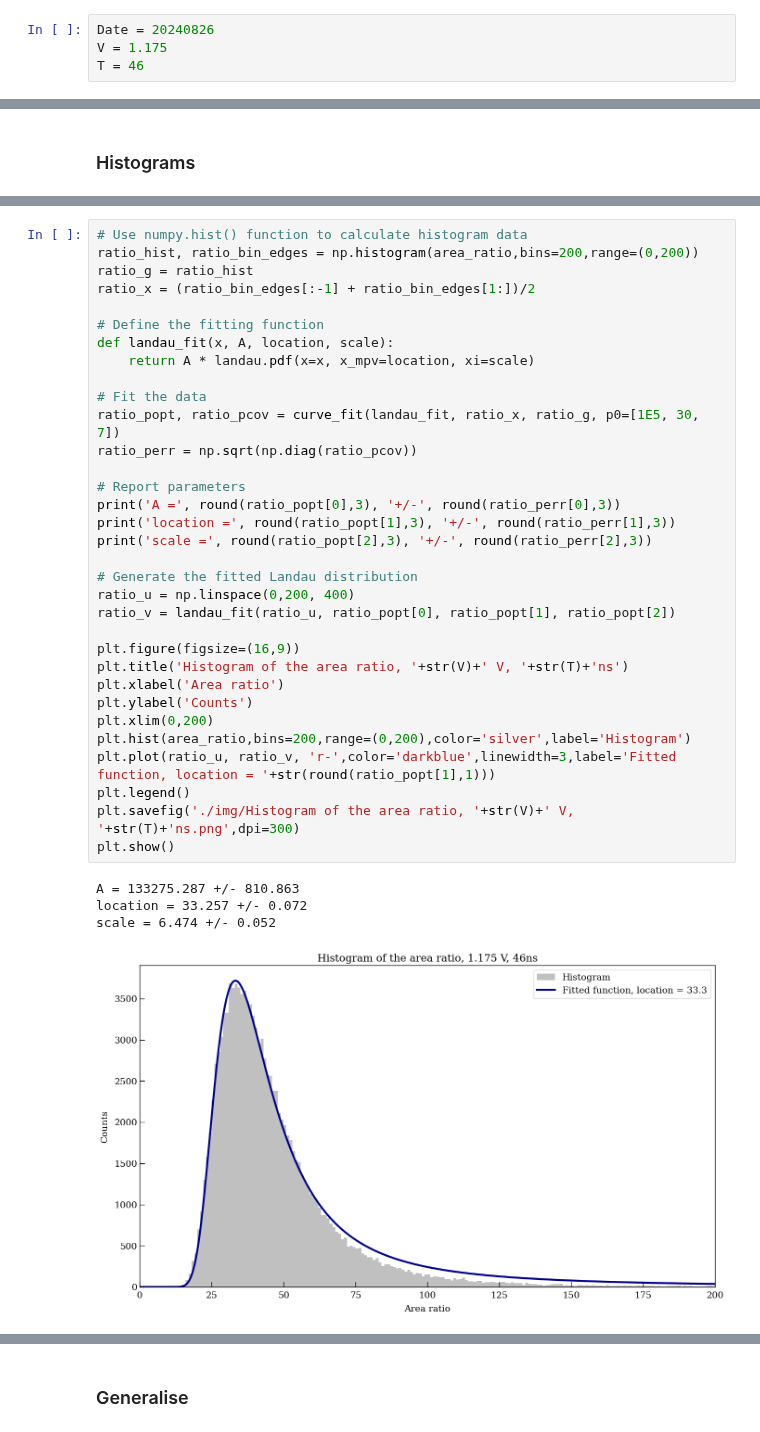
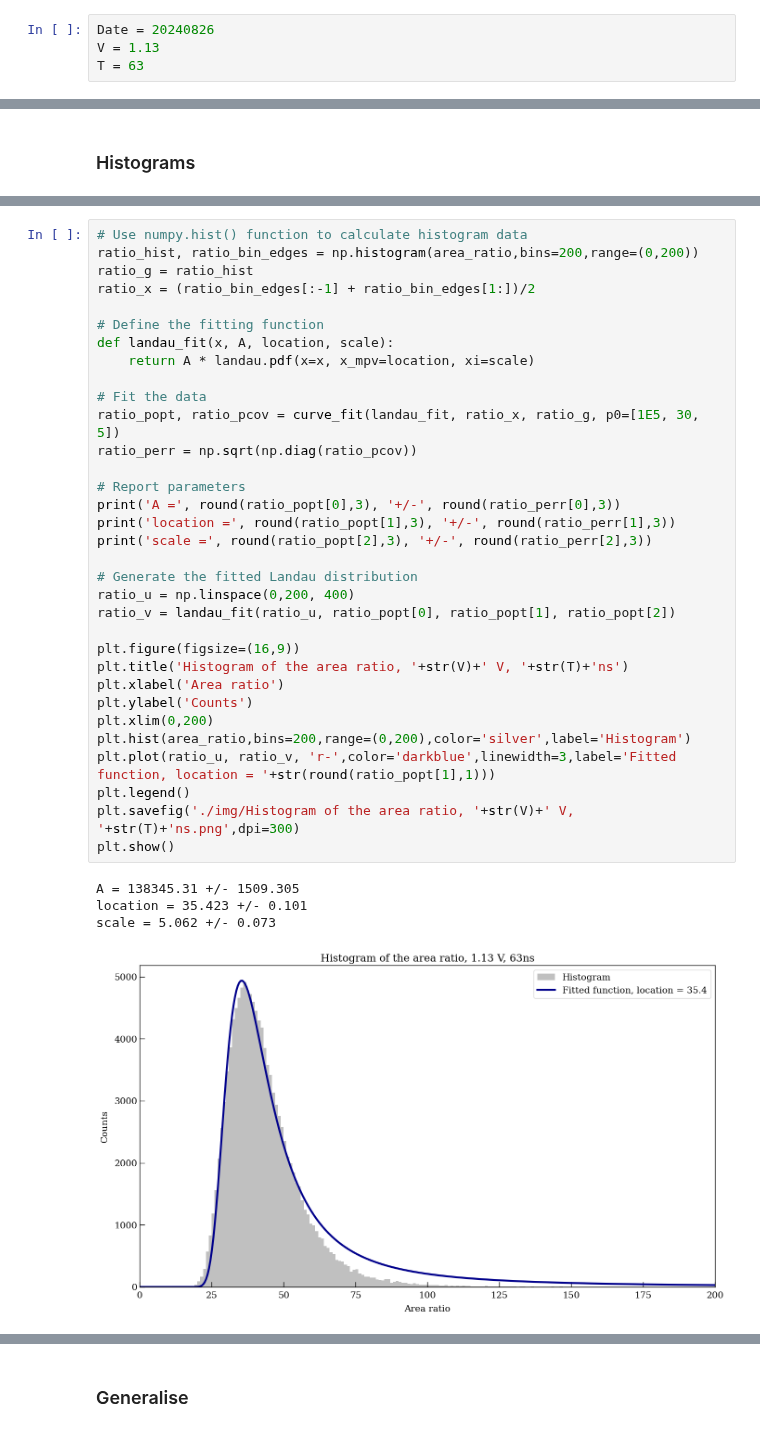
Before and after one commit to Westlake-University-Lsc-lab/RELICS_PMT_Data_Analysis, a Jupyter notebook: PolariserCheck/check_readout.ipynb, the cells around one changed output, grey strips where cells are left out. Cells and saved outputs as stored; diff of their text form.

```diff
--- a/PolariserCheck/check_readout.ipynb
+++ b/PolariserCheck/check_readout.ipynb
@@ -76,8 +77,8 @@ plt.rcParams.update(params)
 ### Load, process, examine and filter data
 # %%
 Date = 20240826
-V = 1.175
-T = 46
+V = 1.13
+T = 63
 # %%
 path = "/mnt/data/PMT/R8520_406/"   ##### file path
 
@@ -401,35 +408,35 @@ ratio_hist, ratio_bin_edges = np.histogram(area_ratio,bins=200,range=(0,200))
 ratio_g = ratio_hist
 ratio_x = (ratio_bin_edges[:-1] + ratio_bin_edges[1:])/2
 
 # Define the fitting function
 def landau_fit(x, A, location, scale):
     return A * landau.pdf(x=x, x_mpv=location, xi=scale)
 
 # Fit the data
-ratio_popt, ratio_pcov = curve_fit(landau_fit, ratio_x, ratio_g, p0=[1E5, 30, 7])
+ratio_popt, ratio_pcov = curve_fit(landau_fit, ratio_x, ratio_g, p0=[1E5, 30, 5])
 ratio_perr = np.sqrt(np.diag(ratio_pcov))
 
 # Report parameters
 print('A =', round(ratio_popt[0],3), '+/-', round(ratio_perr[0],3))
 print('location =', round(ratio_popt[1],3), '+/-', round(ratio_perr[1],3))
 print('scale =', round(ratio_popt[2],3), '+/-', round(ratio_perr[2],3))
 
 # Generate the fitted Landau distribution
 ratio_u = np.linspace(0,200, 400)
 ratio_v = landau_fit(ratio_u, ratio_popt[0], ratio_popt[1], ratio_popt[2])
 
 plt.figure(figsize=(16,9))
 plt.title('Histogram of the area ratio, '+str(V)+' V, '+str(T)+'ns')
 plt.xlabel('Area ratio')
 plt.ylabel('Counts')
 plt.xlim(0,200)
 plt.hist(area_ratio,bins=200,range=(0,200),color='silver',label='Histogram')
 plt.plot(ratio_u, ratio_v, 'r-',color='darkblue',linewidth=3,label='Fitted function, location = '+str(round(ratio_popt[1],1)))
 plt.legend()
 plt.savefig('./img/Histogram of the area ratio, '+str(V)+' V, '+str(T)+'ns.png',dpi=300)
 plt.show()
 # %% [output]
-A = 133275.287 +/- 810.863
-location = 33.257 +/- 0.072
-scale = 6.474 +/- 0.052
+A = 138345.31 +/- 1509.305
+location = 35.423 +/- 0.101
+scale = 5.062 +/- 0.073
-[figure, old version]
+[figure, new version]
```
Also changed, not shown: parts of 13 cells of this notebook, 7 other files.
